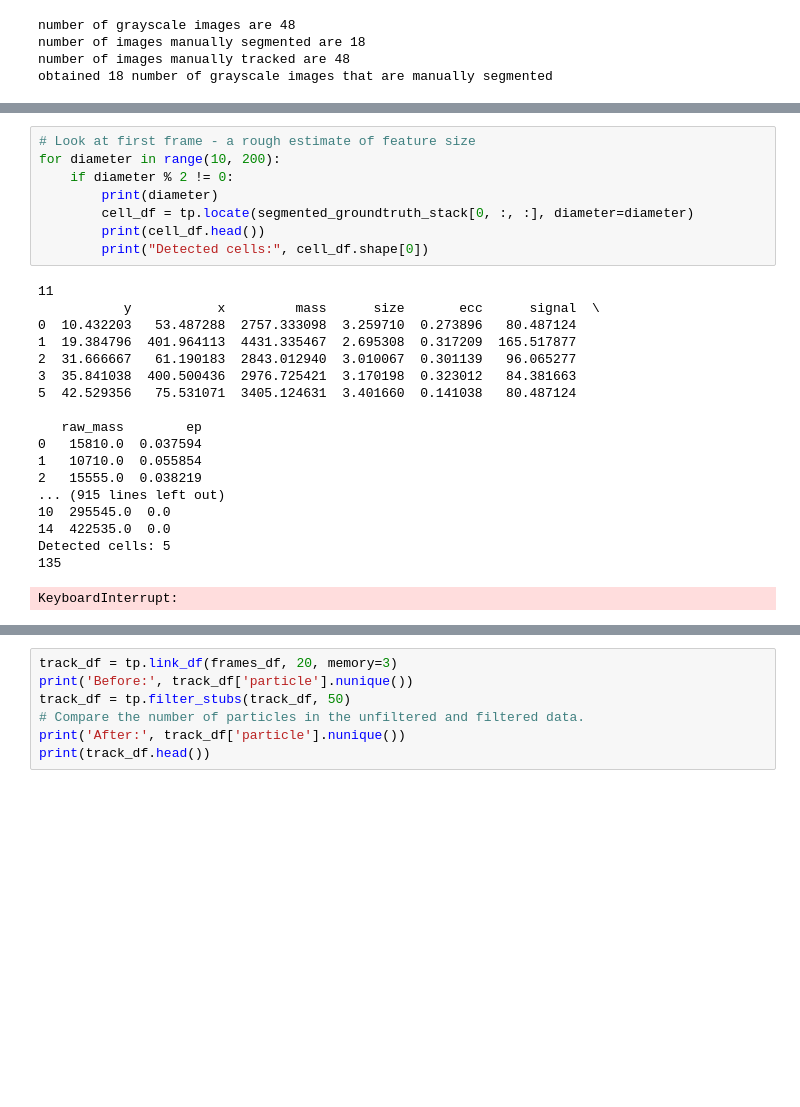
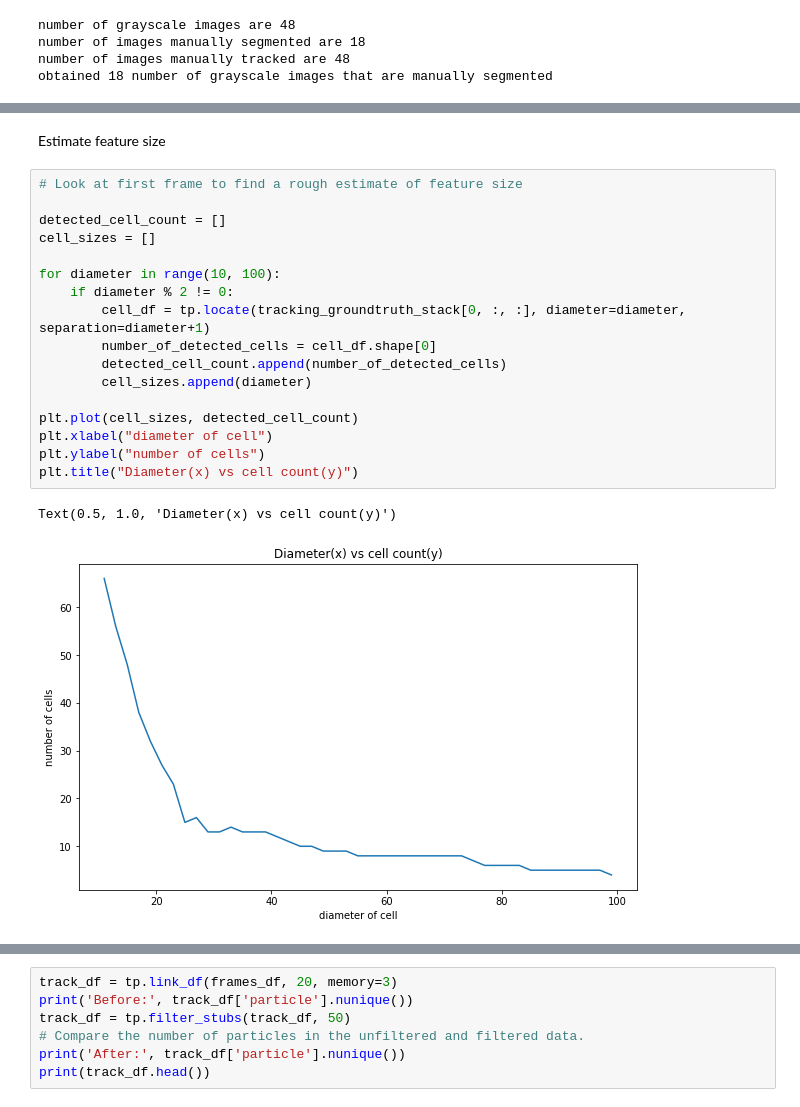
Before and after one commit to pranathivemuri/cell-tracking, a Jupyter notebook: cell-tracking/trackpy.ipynb, the cells around one changed output, grey strips where cells are left out. Saved outputs shown, nothing was run; the diff lists cells and outputs as text; blank space fills up the shorter version.

```diff
--- a/cell-tracking/trackpy.ipynb
+++ b/cell-tracking/trackpy.ipynb
@@ -279,27 +166,22 @@ Use ``imageio.imread`` instead.
+# %% [markdown]
+Estimate feature size
 # %%
-# Look at first frame - a rough estimate of feature size
-for diameter in range(10, 200):
+# Look at first frame to find a rough estimate of feature size
+
+detected_cell_count = []
+cell_sizes = []
+
+for diameter in range(10, 100):
     if diameter % 2 != 0:
-        print(diameter)
-        cell_df = tp.locate(segmented_groundtruth_stack[0, :, :], diameter=diameter)
-        print(cell_df.head())
-        print("Detected cells:", cell_df.shape[0])
+        cell_df = tp.locate(tracking_groundtruth_stack[0, :, :], diameter=diameter, separation=diameter+1)
+        number_of_detected_cells = cell_df.shape[0]
+        detected_cell_count.append(number_of_detected_cells)
+        cell_sizes.append(diameter)
+
+plt.plot(cell_sizes, detected_cell_count)
+plt.xlabel("diameter of cell")
+plt.ylabel("number of cells")
+plt.title("Diameter(x) vs cell count(y)")
 # %% [output]
-11
-           y           x         mass      size       ecc      signal  \
-0  10.432203   53.487288  2757.333098  3.259710  0.273896   80.487124
-1  19.384796  401.964113  4431.335467  2.695308  0.317209  165.517877
-2  31.666667   61.190183  2843.012940  3.010067  0.301139   96.065277
-3  35.841038  400.500436  2976.725421  3.170198  0.323012   84.381663
-5  42.529356   75.531071  3405.124631  3.401660  0.141038   80.487124
-
-   raw_mass        ep
-0   15810.0  0.037594
-1   10710.0  0.055854
-2   15555.0  0.038219
-... (915 lines left out)
-10  295545.0  0.0
-14  422535.0  0.0
-Detected cells: 5
-135
+Text(0.5, 1.0, 'Diameter(x) vs cell count(y)')
-KeyboardInterrupt:
+[figure, added]
```
Also changed, not shown: parts of 30 cells of this notebook, 56 other files.
